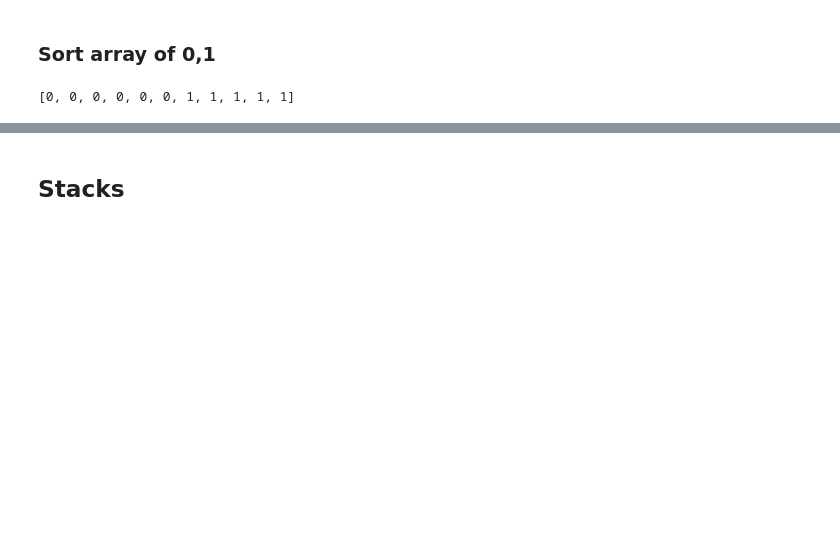
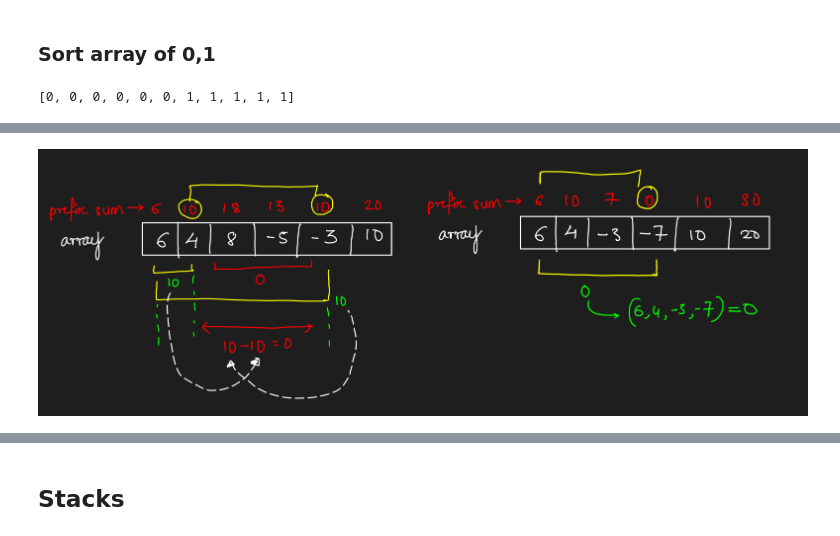
Before and after one commit to AshishSalaskar1/DS_Algo_Playground, a Jupyter notebook: Track/1Neuron_DSA.ipynb, the cells around one changed output, grey strips where cells are left out. Cells and saved outputs as stored; diff of their text form; code cells hidden in the pictures; blank space fills up the shorter version.

```diff
--- a/Track/1Neuron_DSA.ipynb
+++ b/Track/1Neuron_DSA.ipynb
@@ -75,0 +79,4 @@ Q> Why swap(hi--,mid), swap(lo++,mid++)
+# %%
+display(Image.open('src/subarray_sum_0.png'))
+# %% [output]
+[figure, added]
```
Also changed, not shown: parts of 32 cells of this notebook, 3 other files.
